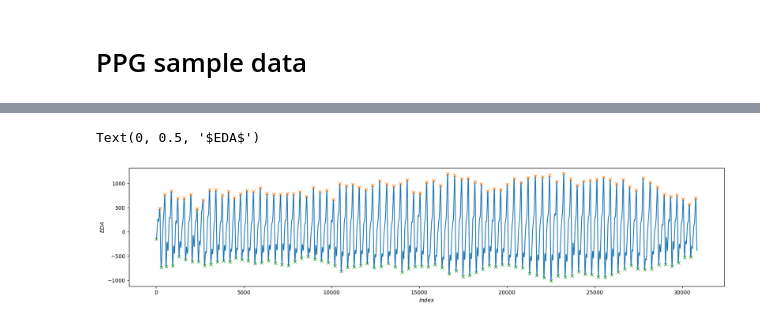
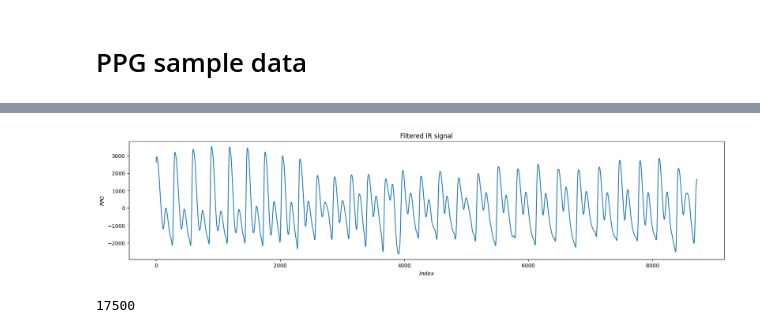
Before and after one commit to aacudad/EPO4-C2, a Jupyter notebook: PPG_preprocessing.ipynb, the cells around one changed output, grey strips where cells are left out. Drawn from its saved outputs; the diff is of its cells as text; code cells hidden in the pictures.

```diff
--- a/PPG_preprocessing.ipynb
+++ b/PPG_preprocessing.ipynb
@@ -248,23 +245,29 @@ import random
 import pyhrv
 from scipy.signal import find_peaks
 # %%
-PPG_data = pd.read_csv('C:/Users/JackC/Documents/EPO4-C2/Testday_1/Adnane-stresstest_stroop-1.csv')
+PPG_data = pd.read_csv('C:/Users/JackC/Documents/EPO4-C2/Testday_2/Subject_1/Nicky-nultest_1.csv')
 # daan quiz & rest 1
 fs = 400
 
-red_data = PPG_data.iloc[100:,[3]]
-ir_data = PPG_data.iloc[100:,[4]]
+red_data = PPG_data.iloc[1000:10000,[3]]
+ir_data = PPG_data.iloc[1000:10000,[4]]
 
-plt.figure(figsize=(10,4))
-plt.plot(red_data-red_data.iloc[0,0])
-plt.plot(ir_data-ir_data.iloc[0,0])
+plt.figure(figsize=(20,4))
+plt.plot(red_data)
+#plt.plot(ir_data)
 
 red_data_clean = nk.ppg_clean(red_data, method='nabian2018', sampling_rate=1000)
 ir_data_clean = nk.ppg_clean(ir_data, method='nabian2018', sampling_rate=1000)
 ir_data_clean = nk.ppg_clean(ir_data_clean, method='nabian2018', sampling_rate=1000)
 
+# labels and titles
+plt.title('Raw IR signal')
+plt.xlabel('$Index$')
+plt.ylabel('$PPG$')
+plt.figure(figsize=(20,4))
+#plt.savefig("FawIRSignal.pdf", format="pdf", bbox_inches="tight")
 
-plt.figure(figsize=(10,4))
-plt.plot(red_data_clean-red_data.iloc[0,0])
-plt.plot(ir_data_clean-ir_data.iloc[0,0])
+
+plt.plot(red_data.iloc[0,0] - red_data_clean)
+#plt.plot(ir_data.iloc[0,0] - ir_data_clean)
 # %% [output]
@@ -272,31 +277,36 @@ FileNotFoundError: [Errno 2] No such file or directory: 'C:/Users/JackC/Document
 # %%
 # Parameters
 order = 4
-frequency = np.array([0.4,3])
-#frequency = 0.5
+frequency = np.array([0.5,10])
 sampling_rate = 300
 frequency = frequency / (sampling_rate / 2)  # Normalize frequency to Nyquist Frequency (Fs/2).
 
 # Filtering
 b, a = scipy.signal.butter(order, frequency, btype='band')
 red_filt = scipy.signal.filtfilt(b, a, red_data_clean, axis=0)
 
 peaks_red, _ = find_peaks(np.array(red_filt), height=0, distance=0.5*fs)
 peaks_red_min, _ = find_peaks(-red_filt, height=0, distance=0.5*fs)
 
 red_filt = scipy.signal.filtfilt(b, a, red_data_clean, axis=0)[peaks_red_min[0]-10:peaks_red_min[-1]]
 peaks_red, _ = find_peaks(np.array(red_filt), height=0, distance=0.5*fs)
 peaks_red_min, _ = find_peaks(-red_filt, height=0, distance=0.5*fs)
 
 # plot
 plt.figure(figsize=(20,4))
 #plt.plot((red_data-red_data.iloc[0,0]))
-plt.plot(red_filt)
-plt.plot(peaks_red, red_filt[peaks_red], "x")
-plt.plot(peaks_red_min, red_filt[peaks_red_min], "x")
+plt.plot(-red_filt)
+#plt.plot(peaks_red, red_filt[peaks_red], "x")
+#plt.plot(peaks_red_min, red_filt[peaks_red_min], "x")
 # labels and titles
+plt.title('Filtered IR signal')
 plt.xlabel('$Index$')
-plt.ylabel('$EDA$')
+plt.ylabel('$PPG$')
+
+plt.savefig("FilterIRSignal.pdf", format="pdf", bbox_inches="tight")
 # %% [output]
-Text(0, 0.5, '$EDA$')
-[figure, old version]
+[figure, new version]
+# %%
+print(bvp.size)
+# %% [output]
+17500
```
Also changed, not shown: parts of 14 cells of this notebook, 45 other files.
